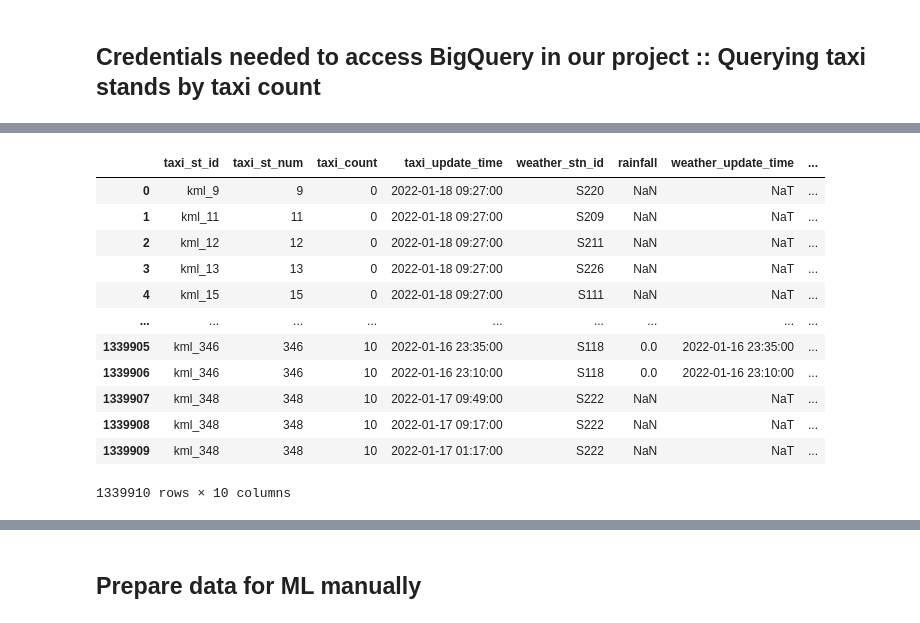
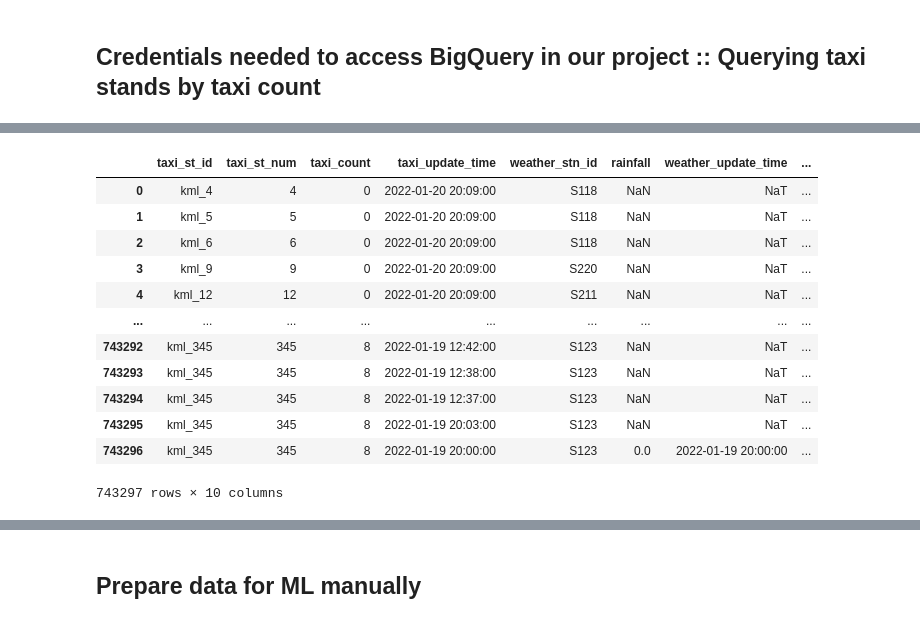
Before and after one commit to alealejandro1/taxi_compass, a Jupyter notebook: notebooks/Alejandro_taxi_compass.ipynb, the cells around one changed output, grey strips where cells are left out. Saved outputs shown, nothing was run; the diff lists cells and outputs as text; code cells hidden in the pictures.

```diff
--- a/notebooks/Alejandro_taxi_compass.ipynb
+++ b/notebooks/Alejandro_taxi_compass.ipynb
@@ -494,5 +497,5 @@ query_df.set_index(query_df['timestamp'])['taxi_count'].plot(figsize=(16,6))
 # %%
-hours = 48
+hours = 24
 QUERY_FULL = f"""
 select x.taxi_st_id,  substr(x.taxi_st_id,5) taxi_st_num,  x.taxi_count, x.taxi_update_time, x.weather_stn_id, c.rainfall, c.weather_update_time, x.mrt_stn_id, e.mrt_final_status, e.mrt_update_time
     from (
@@ -508,45 +511,45 @@ left join
     ) b on a.taxi_st_id = b.taxi_st_id
 left join
     (
     select taxi_st_id, mrt_stn as mrt_stn_id from `taxi-compass-lewagon.api_dataset.c_mrt_stn_taxi_stand`
     where mrt_stn is not null
     ) d on a.taxi_st_id = d.taxi_st_id
     )x
 left join
     (
     select station_id as weather_stn_id, rainfall, datetime_trunc(datetime (update_time), minute) as weather_update_time
     from `taxi-compass-lewagon.api_dataset.h_weather_rainfall`
     where datetime(update_time) > datetime_SUB(CURRENT_DATETIME() , INTERVAL {hours} hour)
     ) c on x.weather_stn_id = c.weather_stn_id and x.taxi_update_time = c.weather_update_time
 left join
     (
     select stn_id as mrt_stn_id, final_status as mrt_final_status, datetime_trunc(datetime (update_time), minute) as mrt_update_time
     from `taxi-compass-lewagon.api_dataset.h_mrt_status_availability`
     where datetime(update_time) > datetime_SUB(CURRENT_DATETIME() , INTERVAL {hours} hour)
     ) e on x.taxi_update_time = e.mrt_update_time and x.mrt_stn_id = e.mrt_stn_id
 """
 #WHERE x.taxi_st_id = 'kml_12'
 #"""
 
 
 query_job = bigquery_client.query(QUERY_FULL)
 
 query_df = query_job.to_dataframe()
 query_df
 # %% [output]
 |  | taxi_st_id | taxi_st_num | taxi_count | taxi_update_time | weather_stn_id | rainfall | weather_update_time | ... |
-| 0 | kml_9 | 9 | 0 | 2022-01-18 09:27:00 | S220 | NaN | NaT | ... |
-| 1 | kml_11 | 11 | 0 | 2022-01-18 09:27:00 | S209 | NaN | NaT | ... |
-| 2 | kml_12 | 12 | 0 | 2022-01-18 09:27:00 | S211 | NaN | NaT | ... |
-| 3 | kml_13 | 13 | 0 | 2022-01-18 09:27:00 | S226 | NaN | NaT | ... |
-| 4 | kml_15 | 15 | 0 | 2022-01-18 09:27:00 | S111 | NaN | NaT | ... |
+| 0 | kml_4 | 4 | 0 | 2022-01-20 20:09:00 | S118 | NaN | NaT | ... |
+| 1 | kml_5 | 5 | 0 | 2022-01-20 20:09:00 | S118 | NaN | NaT | ... |
+| 2 | kml_6 | 6 | 0 | 2022-01-20 20:09:00 | S118 | NaN | NaT | ... |
+| 3 | kml_9 | 9 | 0 | 2022-01-20 20:09:00 | S220 | NaN | NaT | ... |
+| 4 | kml_12 | 12 | 0 | 2022-01-20 20:09:00 | S211 | NaN | NaT | ... |
 | ... | ... | ... | ... | ... | ... | ... | ... | ... |
-| 1339905 | kml_346 | 346 | 10 | 2022-01-16 23:35:00 | S118 | 0.0 | 2022-01-16 23:35:00 | ... |
-| 1339906 | kml_346 | 346 | 10 | 2022-01-16 23:10:00 | S118 | 0.0 | 2022-01-16 23:10:00 | ... |
-| 1339907 | kml_348 | 348 | 10 | 2022-01-17 09:49:00 | S222 | NaN | NaT | ... |
-| 1339908 | kml_348 | 348 | 10 | 2022-01-17 09:17:00 | S222 | NaN | NaT | ... |
-| 1339909 | kml_348 | 348 | 10 | 2022-01-17 01:17:00 | S222 | NaN | NaT | ... |
+| 743292 | kml_345 | 345 | 8 | 2022-01-19 12:42:00 | S123 | NaN | NaT | ... |
+| 743293 | kml_345 | 345 | 8 | 2022-01-19 12:38:00 | S123 | NaN | NaT | ... |
+| 743294 | kml_345 | 345 | 8 | 2022-01-19 12:37:00 | S123 | NaN | NaT | ... |
+| 743295 | kml_345 | 345 | 8 | 2022-01-19 20:03:00 | S123 | NaN | NaT | ... |
+| 743296 | kml_345 | 345 | 8 | 2022-01-19 20:00:00 | S123 | 0.0 | 2022-01-19 20:00:00 | ... |
-1339910 rows × 10 columns
+743297 rows × 10 columns
 # %%
 df = query_df[["taxi_st_num","taxi_update_time","taxi_count","rainfall","mrt_final_status"]].copy()
 df["taxi_st_num"] = df["taxi_st_num"].astype('int64')
```
Also changed, not shown: parts of 9 cells of this notebook, 1 other file.
